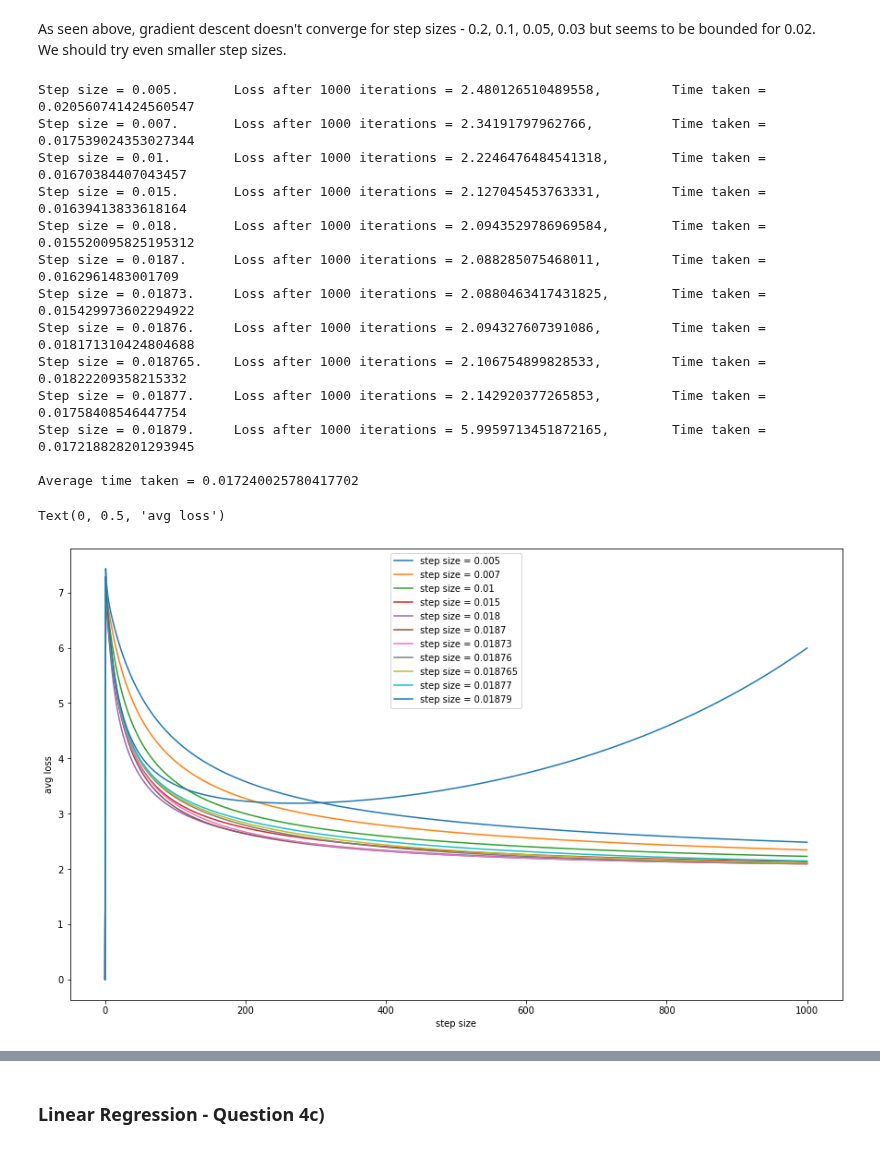
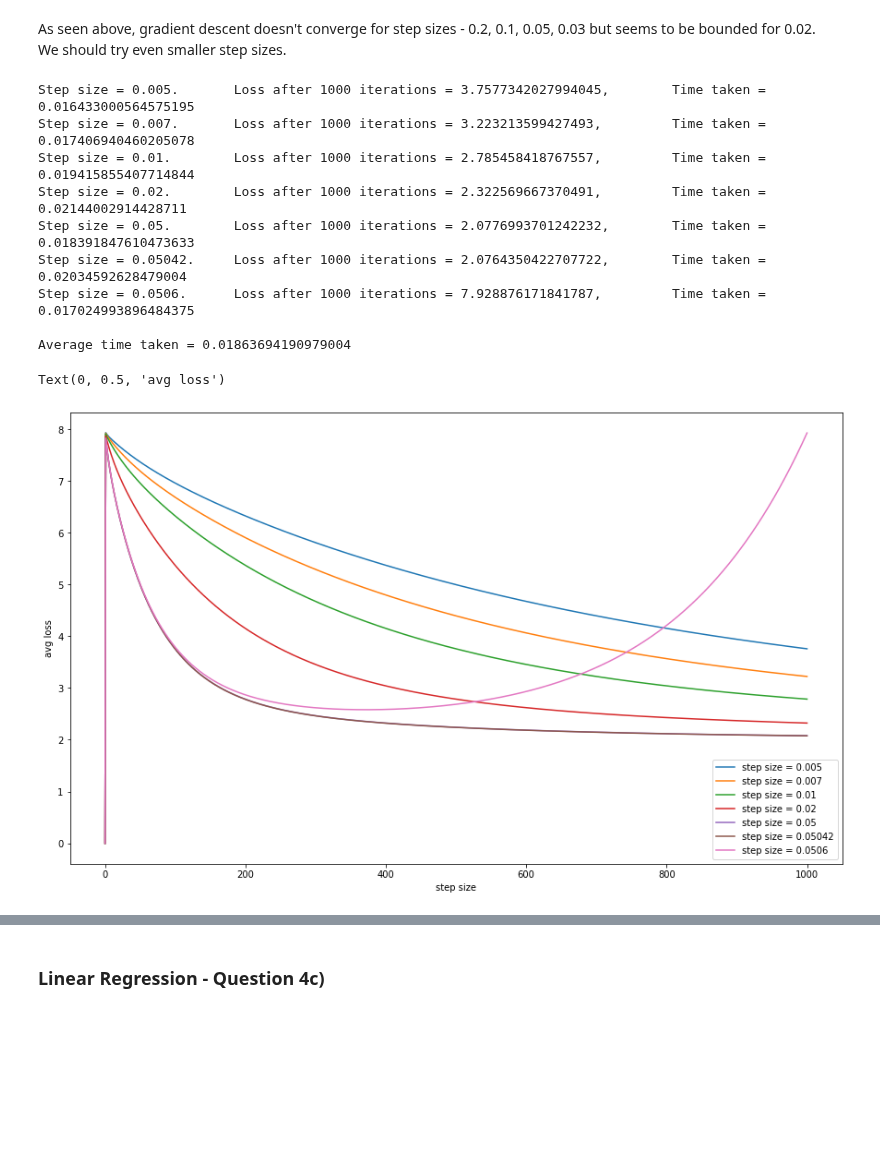
Before and after one commit to nikhilvsupekar/ml-algorithms, a Jupyter notebook: notebooks/hw2_gd_regression.ipynb, the cells around one changed output, grey strips where cells are left out. Drawn from its saved outputs; the diff is of its cells as text; code cells hidden in the pictures; blank space fills up the shorter version.

```diff
--- a/notebooks/hw2_gd_regression.ipynb
+++ b/notebooks/hw2_gd_regression.ipynb
@@ -173,11 +175,17 @@ def feature_normalization(train, test):
     const_feature_indices = np.where(std_vec == 0)
     train = np.delete(train, const_feature_indices, 1)
     test = np.delete(test, const_feature_indices, 1)
-    mean_vec = np.delete(mean_vec, const_feature_indices, 0)
-    std_vec = np.delete(mean_vec, const_feature_indices, 0)
+    # mean_vec = np.delete(mean_vec, const_feature_indices, 0)
+    # std_vec = np.delete(mean_vec, const_feature_indices, 0)
 
-    train_normalized = (train - mean_vec) / std_vec
-    test_normalized = (test - mean_vec) / std_vec
+    min_vec = np.min(train, axis = 0)
+    max_vec = np.max(train, axis = 0)
+    # train_normalized = (train - mean_vec) / std_vec
+    # test_normalized = (test - mean_vec) / std_vec
+
+    train_normalized = (train - min_vec) / (max_vec - min_vec)
+    test_normalized = (test - min_vec) / (max_vec - min_vec)
+
 
     return train_normalized, test_normalized
 # %% [markdown]
@@ -289,8 +296,8 @@ def grad_checker(X, y, theta, epsilon=0.01, tolerance=1e-4):
     J = compute_square_loss
 
     for i in range(num_features):
-        approx_grad[i] = (J(theta + epsilon * np.eye(1, num_features, i)) \
-                        - J(theta - epsilon * np.eye(1, num_features, i))) / (2 * epsilon)
+        approx_grad[i] = (J(X, y, theta + epsilon * np.eye(1, num_features, i).transpose()) \
+                        - J(X, y, theta - epsilon * np.eye(1, num_features, i)).transpose()) / (2 * epsilon)
 
     return np.linalg.norm(approx_grad, true_gradient) <= tolerance
 # %%
@@ -341,6 +348,9 @@ def batch_grad_descent(X, y, alpha=0.1, num_step=1000, grad_check=False):
 
     for i in range(1, num_step + 1):
         theta = theta_hist[i - 1, :] - alpha * compute_square_loss_gradient(X, y, theta_hist[i - 1, :])
+        if grad_check:
+            if not grad_checker(X, y, theta, 10**-4, 10**-4):
+                print("grad check mismatch for step {}".format(i))
         theta_hist[i, :] = theta
         loss_hist[i] = compute_square_loss(X, y, theta)
 
@@ -366,7 +376,7 @@ Scaling all to [0, 1]
 # %%
 fig, ax = plt.subplots(figsize = PLOT_DIM)
 
-STEP_SIZES_1 = [0.2, 0.1, 0.05, 0.03, 0.02]
+STEP_SIZES_1 = [0.2, 0.1, 0.05, 0.03, 0.02, 0.0001]
 num_iterations = 1000
 alpha = 0.015
 
@@ -385,39 +395,35 @@ We should try even smaller step sizes.
 # %%
 fig, ax = plt.subplots(figsize = PLOT_DIM)
 
-STEP_SIZES_2 = [0.005, 0.007, 0.01, 0.015, 0.018, 0.0187, 0.01873, 0.01876, 0.018765, 0.01877, 0.01879]
+STEP_SIZES_2 = [0.005, 0.007, 0.01, 0.02, 0.05, 0.05042, 0.0506]
 num_iterations = 1000
 alpha = 0.015
 times = []
 for step_size in STEP_SIZES_2:
     start = time.time()
     theta, loss = batch_grad_descent(X_train, y_train, alpha=step_size, num_step=num_iterations)
     end = time.time()
     ax.plot(list(range(num_iterations + 1)), loss, label = 'step size = ' + str(step_size))
     print('Step size = {}. \t Loss after 1000 iterations = {},  \t Time taken = {}'.format(step_size, loss[-1], end - start))
     times.append(end - start)
 
 print('\nAverage time taken = ' + str(np.mean(times)))
 
 ax.legend()
 plt.xlabel('step size')
 plt.ylabel('avg loss')
 # %% [output]
-Step size = 0.005.       Loss after 1000 iterations = 2.480126510489558,         Time taken = 0.020560741424560547
-Step size = 0.007.       Loss after 1000 iterations = 2.34191797962766,          Time taken = 0.017539024353027344
-Step size = 0.01.        Loss after 1000 iterations = 2.2246476484541318,        Time taken = 0.01670384407043457
-Step size = 0.015.       Loss after 1000 iterations = 2.127045453763331,         Time taken = 0.01639413833618164
-Step size = 0.018.       Loss after 1000 iterations = 2.0943529786969584,        Time taken = 0.015520095825195312
-Step size = 0.0187.      Loss after 1000 iterations = 2.088285075468011,         Time taken = 0.0162961483001709
-Step size = 0.01873.     Loss after 1000 iterations = 2.0880463417431825,        Time taken = 0.015429973602294922
-Step size = 0.01876.     Loss after 1000 iterations = 2.094327607391086,         Time taken = 0.018171310424804688
-Step size = 0.018765.    Loss after 1000 iterations = 2.106754899828533,         Time taken = 0.01822209358215332
-Step size = 0.01877.     Loss after 1000 iterations = 2.142920377265853,         Time taken = 0.01758408546447754
-Step size = 0.01879.     Loss after 1000 iterations = 5.9959713451872165,        Time taken = 0.017218828201293945
+Step size = 0.005.       Loss after 1000 iterations = 3.7577342027994045,        Time taken = 0.016433000564575195
+Step size = 0.007.       Loss after 1000 iterations = 3.223213599427493,         Time taken = 0.017406940460205078
+Step size = 0.01.        Loss after 1000 iterations = 2.785458418767557,         Time taken = 0.019415855407714844
+Step size = 0.02.        Loss after 1000 iterations = 2.322569667370491,         Time taken = 0.02144002914428711
+Step size = 0.05.        Loss after 1000 iterations = 2.0776993701242232,        Time taken = 0.018391847610473633
+Step size = 0.05042.     Loss after 1000 iterations = 2.0764350422707722,        Time taken = 0.02034592628479004
+Step size = 0.0506.      Loss after 1000 iterations = 7.928876171841787,         Time taken = 0.017024993896484375
 
-Average time taken = 0.017240025780417702
+Average time taken = 0.01863694190979004
 Text(0, 0.5, 'avg loss')
-[figure, old version]
+[figure, new version]
 # %% [markdown]
 #### Observations
 
```
Also changed, not shown: parts of 24 cells of this notebook, 1 other file.
